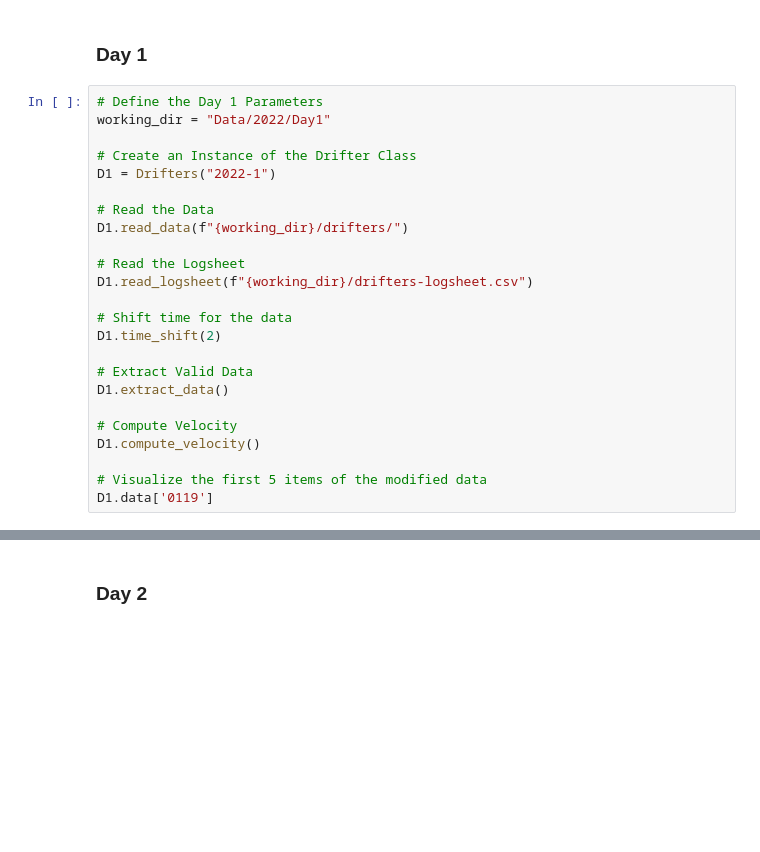
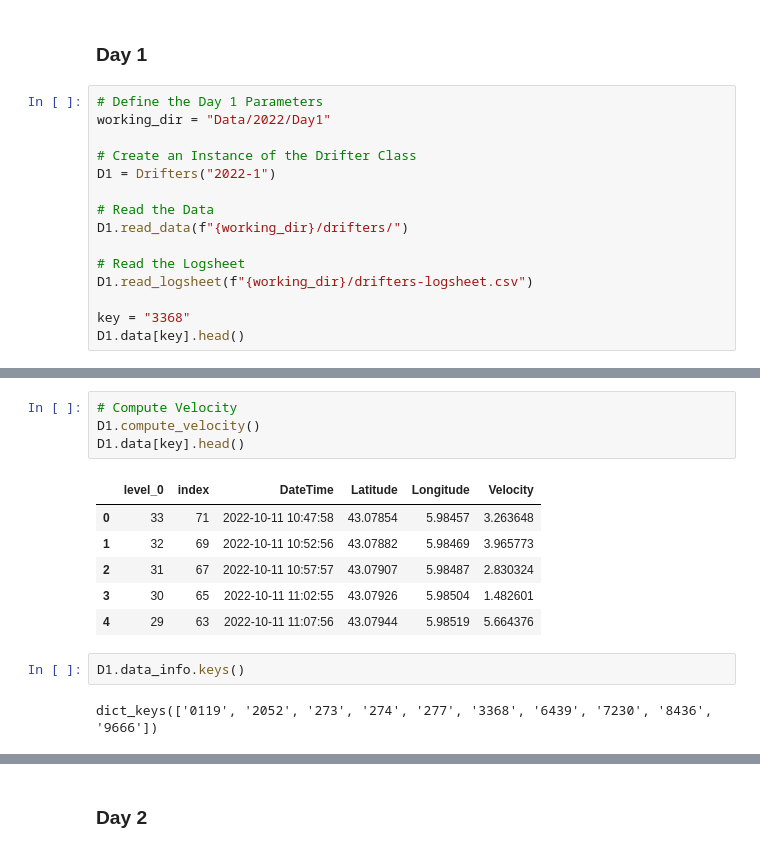
Before and after one commit to olanrewajufarooq/OceanographyAnalysis, a Jupyter notebook: Python/drifter.ipynb, the cells around one changed output, grey strips where cells are left out. Drawn from its saved outputs; the diff is of its cells as text; blank space fills up the shorter version.

```diff
--- a/Python/drifter.ipynb
+++ b/Python/drifter.ipynb
@@ -359,14 +438,5 @@ D1.read_data(f"{working_dir}/drifters/")
 # Read the Logsheet
 D1.read_logsheet(f"{working_dir}/drifters-logsheet.csv")
 
-# Shift time for the data
-D1.time_shift(2)
-
-# Extract Valid Data
-D1.extract_data()
-
-# Compute Velocity
-D1.compute_velocity()
-
-# Visualize the first 5 items of the modified data
-D1.data['0119']
+key = "3368"
+D1.data[key].head()
@@ -372,0 +482,15 @@ D1.data['0119']
+# %%
+# Compute Velocity
+D1.compute_velocity()
+D1.data[key].head()
+# %% [output]
+|  | level_0 | index | DateTime | Latitude | Longitude | Velocity |
+| 0 | 33 | 71 | 2022-10-11 10:47:58 | 43.07854 | 5.98457 | 3.263648 |
+| 1 | 32 | 69 | 2022-10-11 10:52:56 | 43.07882 | 5.98469 | 3.965773 |
+| 2 | 31 | 67 | 2022-10-11 10:57:57 | 43.07907 | 5.98487 | 2.830324 |
+| 3 | 30 | 65 | 2022-10-11 11:02:55 | 43.07926 | 5.98504 | 1.482601 |
+| 4 | 29 | 63 | 2022-10-11 11:07:56 | 43.07944 | 5.98519 | 5.664376 |
+# %%
+D1.data_info.keys()
+# %% [output]
+dict_keys(['0119', '2052', '273', '274', '277', '3368', '6439', '7230', '8436', '9666'])
```
Also changed, not shown: parts of 23 cells of this notebook, 1 other file.
